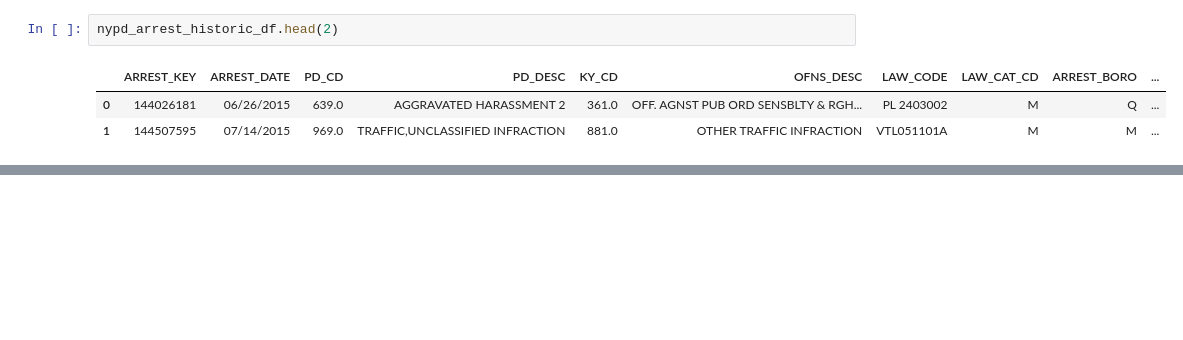
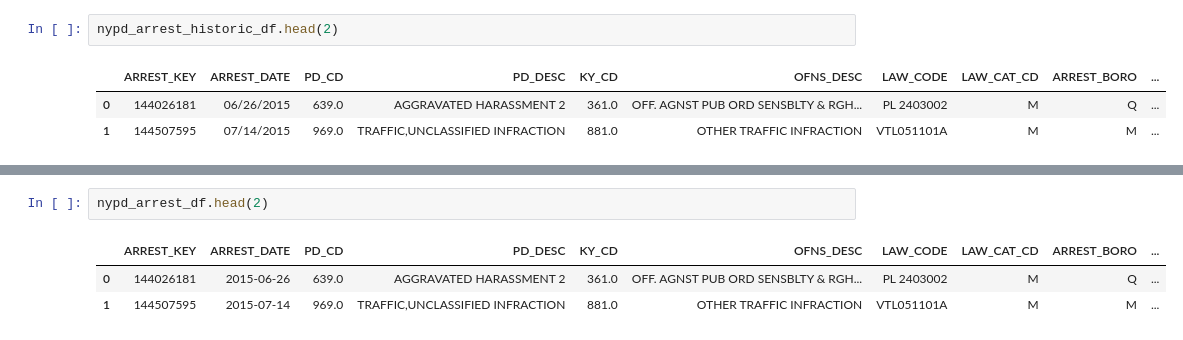
Before and after one commit to MattTriano/NYC_crime_data_analysis, a Jupyter notebook: analysis/NYC_data_pulling_functionality.ipynb, the cells around one changed output, grey strips where cells are left out. Drawn from its saved outputs; the diff is of its cells as text; blank space fills up the shorter version.

```diff
--- a/analysis/NYC_data_pulling_functionality.ipynb
+++ b/analysis/NYC_data_pulling_functionality.ipynb
@@ -154,0 +303,6 @@ nypd_arrest_historic_df.head(2)
+# %%
+nypd_arrest_df.head(2)
+# %% [output]
+|  | ARREST_KEY | ARREST_DATE | PD_CD | PD_DESC | KY_CD | OFNS_DESC | LAW_CODE | LAW_CAT_CD | ARREST_BORO | ... |
+| 0 | 144026181 | 2015-06-26 | 639.0 | AGGRAVATED HARASSMENT 2 | 361.0 | OFF. AGNST PUB ORD SENSBLTY & RGH... | PL 2403002 | M | Q | ... |
+| 1 | 144507595 | 2015-07-14 | 969.0 | TRAFFIC,UNCLASSIFIED INFRACTION | 881.0 | OTHER TRAFFIC INFRACTION | VTL051101A | M | M | ... |
```
Also changed, not shown: parts of 26 cells of this notebook, 2 other files.
